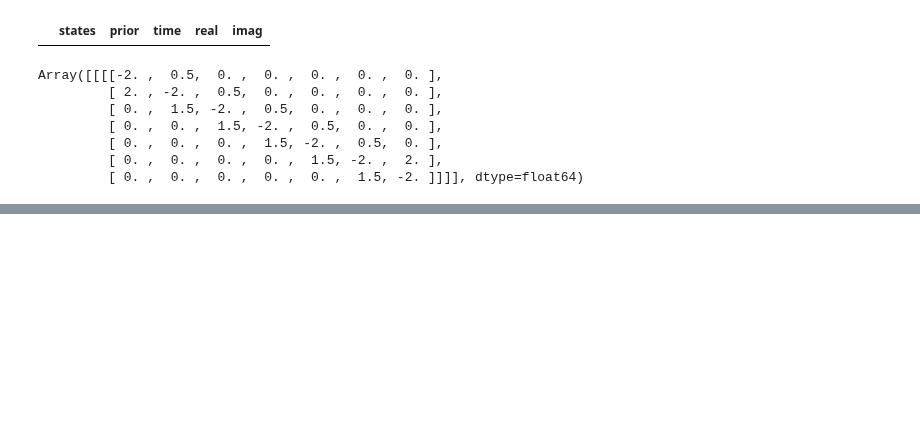
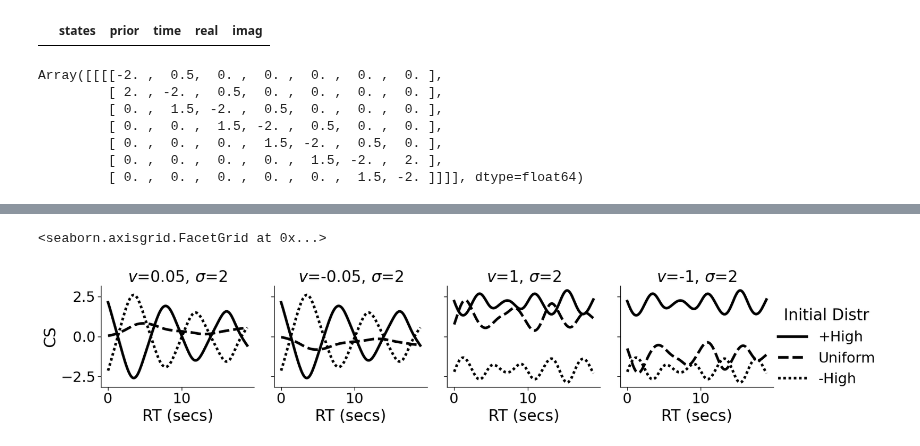
Before and after one commit to rkmalaiya/stochastic_cognitive_dynamics, a Jupyter notebook: poc/Diffusion_vs_Quantum.ipynb, the cells around one changed output, grey strips where cells are left out. Drawn from its saved outputs; the diff is of its cells as text; code cells hidden in the pictures; blank space fills up the shorter version.

```diff
--- a/poc/Diffusion_vs_Quantum.ipynb
+++ b/poc/Diffusion_vs_Quantum.ipynb
@@ -273,0 +303,10 @@ df_markov1_plot
+# %%
+f = sns.relplot(df_quantum1_plot, x="time", y="value",
+                style="prior", col="mu", color="black", aspect=1, height=4, kind="line",lw=4)
+f.legend.set_title("Initial Distr")
+f.set_titles("{col_name}")
+f.set_xlabels("RT (secs)")
+f.set_ylabels("CS")
+# %% [output]
+<seaborn.axisgrid.FacetGrid at 0x...>
+[figure, added]
```
Also changed, not shown: parts of 17 cells of this notebook, 1 other file.
